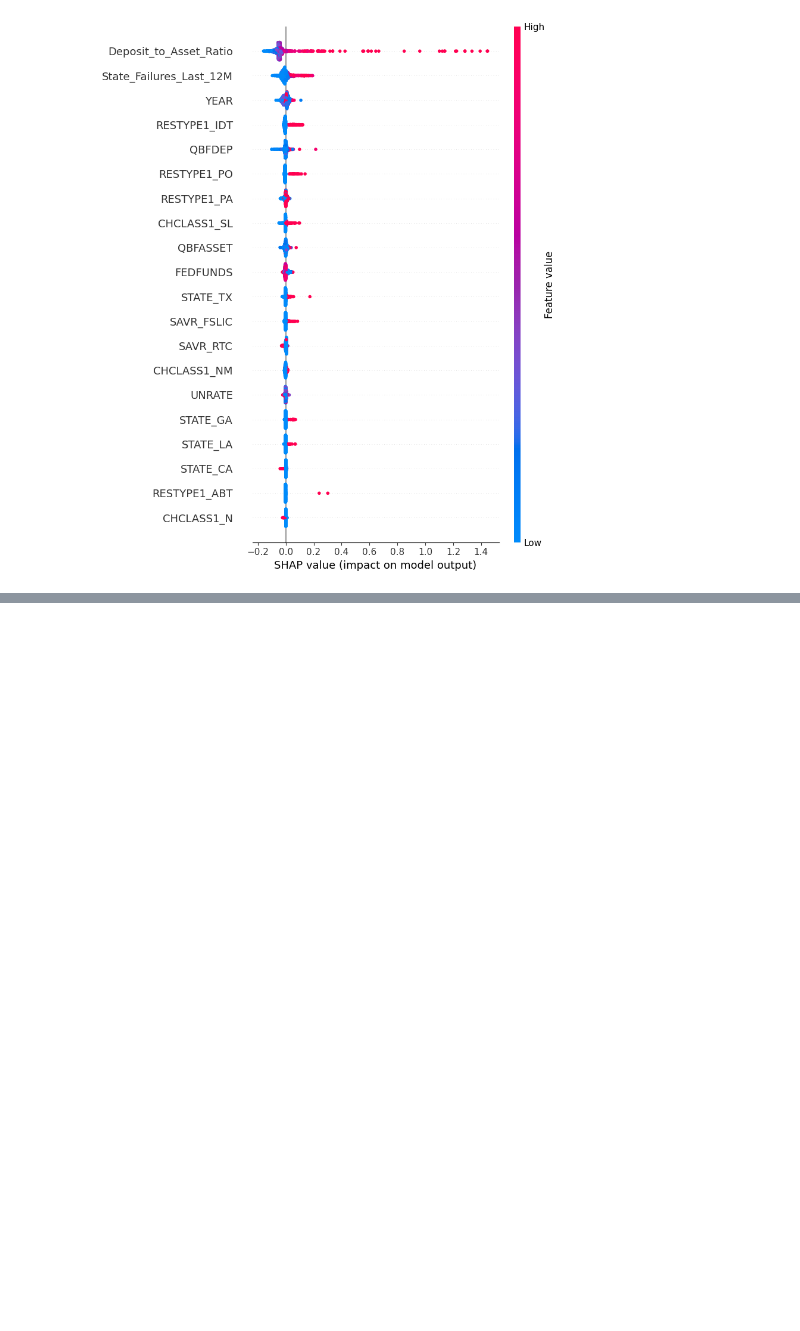
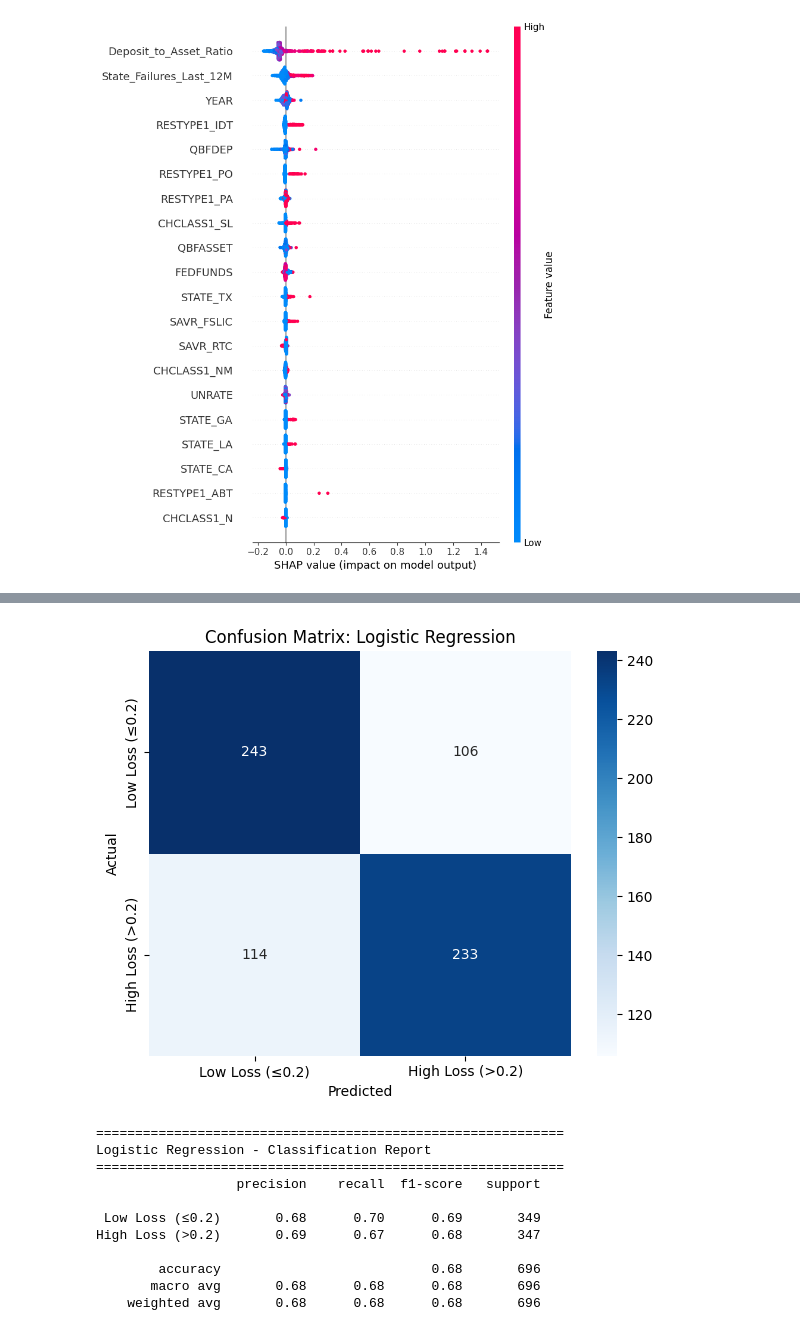
Before and after one commit to Linablh/ML_Project, a Jupyter notebook: test02.ipynb, the cells around one changed output, grey strips where cells are left out. Saved outputs shown, nothing was run; the diff lists cells and outputs as text; code cells hidden in the pictures; blank space fills up the shorter version.

Commit message:
binary classification

```diff
--- a/test02.ipynb
+++ b/test02.ipynb
@@ -327,0 +348,11 @@ These matter, but less than your engineered features.
+# %%
+# Prepare feature matrix and target for classification
+X_class = df_encoded_classification.drop(columns=[target, 'LGD_class'])
+y_class = df_encoded_classification['LGD_class']
+
+# Split data for classification
+X_train_class, X_test_class, y_train_class, y_test_class = train_test_split(
+    X_class, y_class, test_size=0.2, random_state=42
+)
+
+print(f"Classification Dataset Shapes: {X_train_class.shape}, {X_test_class.shape}")
@@ -327,0 +448,42 @@ These matter, but less than your engineered features.
+# %%
+# Confusion Matrices and Classification Reports
+from sklearn.metrics import confusion_matrix, classification_report
+
+def plot_classification_metrics(model, X_test, y_test, title):
+    y_pred = model.predict(X_test)
+    cm = confusion_matrix(y_test, y_pred)
+
+    # Confusion Matrix
+    plt.figure(figsize=(6, 5))
+    sns.heatmap(cm, annot=True, fmt='d', cmap='Blues',
+                xticklabels=['Low Loss (≤0.2)', 'High Loss (>0.2)'],
+                yticklabels=['Low Loss (≤0.2)', 'High Loss (>0.2)'])
+    plt.ylabel('Actual')
+    plt.xlabel('Predicted')
+    plt.title(f"Confusion Matrix: {title}")
+    plt.tight_layout()
+    plt.show()
+
+    # Classification Report
+    print(f"\n{'='*60}")
+    print(f"{title} - Classification Report")
+    print(f"{'='*60}")
+    print(classification_report(y_test, y_pred,
+                              target_names=['Low Loss (≤0.2)', 'High Loss (>0.2)']))
+# %%
+import seaborn as sns
+# Plot Logistic Regression
+plot_classification_metrics(lr_class, X_test_class, y_test_class, "Logistic Regression")
+# %% [output]
+[figure, added]
+============================================================
+Logistic Regression - Classification Report
+============================================================
+                  precision    recall  f1-score   support
+
+ Low Loss (≤0.2)       0.68      0.70      0.69       349
+High Loss (>0.2)       0.69      0.67      0.68       347
+
+        accuracy                           0.68       696
+       macro avg       0.68      0.68      0.68       696
+    weighted avg       0.68      0.68      0.68       696
```
Also changed, not shown: parts of 14 cells of this notebook.
